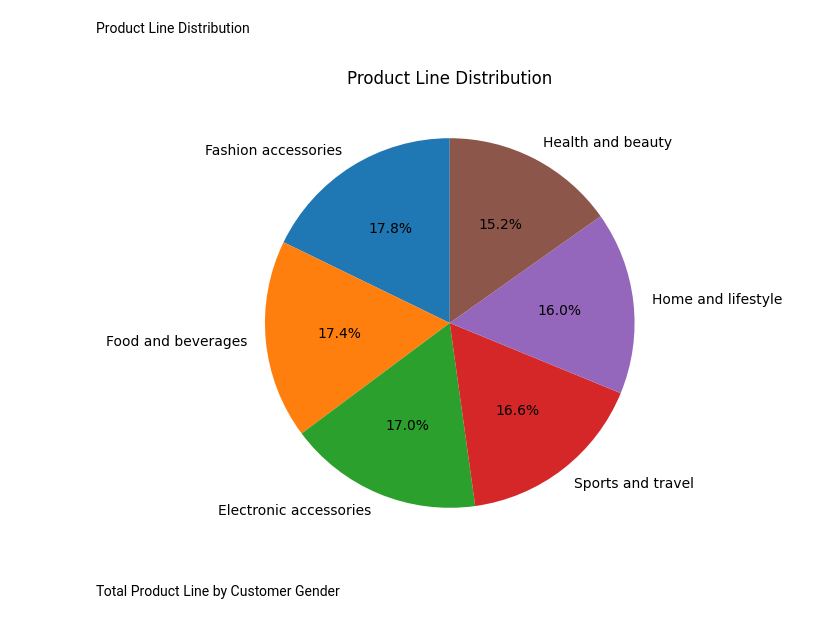
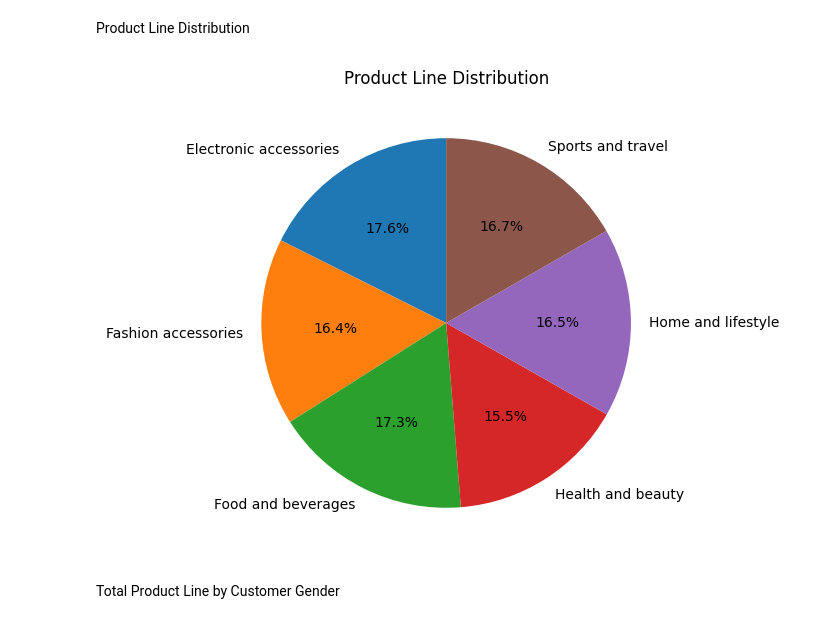
Before and after one commit to Ahmed200175/Supermarket_Sales, a Jupyter notebook: Supermarket_Sales_Project_.ipynb, the cells around one changed output. Saved outputs shown, nothing was run; the diff lists cells and outputs as text; code cells hidden in the pictures.

```diff
--- a/Supermarket_Sales_Project_.ipynb
+++ b/Supermarket_Sales_Project_.ipynb
@@ -589,14 +589,14 @@ plt.show()
 # %% [markdown]
 Product Line Distribution
 # %%
-Product_Line_Counts = Supermarket_Sales_Clean['Product line'].value_counts()
+Product_Line_Counts = Supermarket_Sales_Clean.groupby('Product line')['Quantity'].sum()
 
 plt.figure(figsize=(8, 6))
 plt.pie(Product_Line_Counts, labels=Product_Line_Counts.index, autopct='%1.1f%%', startangle=90)
 plt.title('Product Line Distribution')
 plt.show()
 # %% [output]
-[figure, old version]
+[figure, new version]
 # %% [markdown]
 Total Product Line by Customer Gender
 # %%
```
Also changed, not shown: parts of 6 cells of this notebook.
